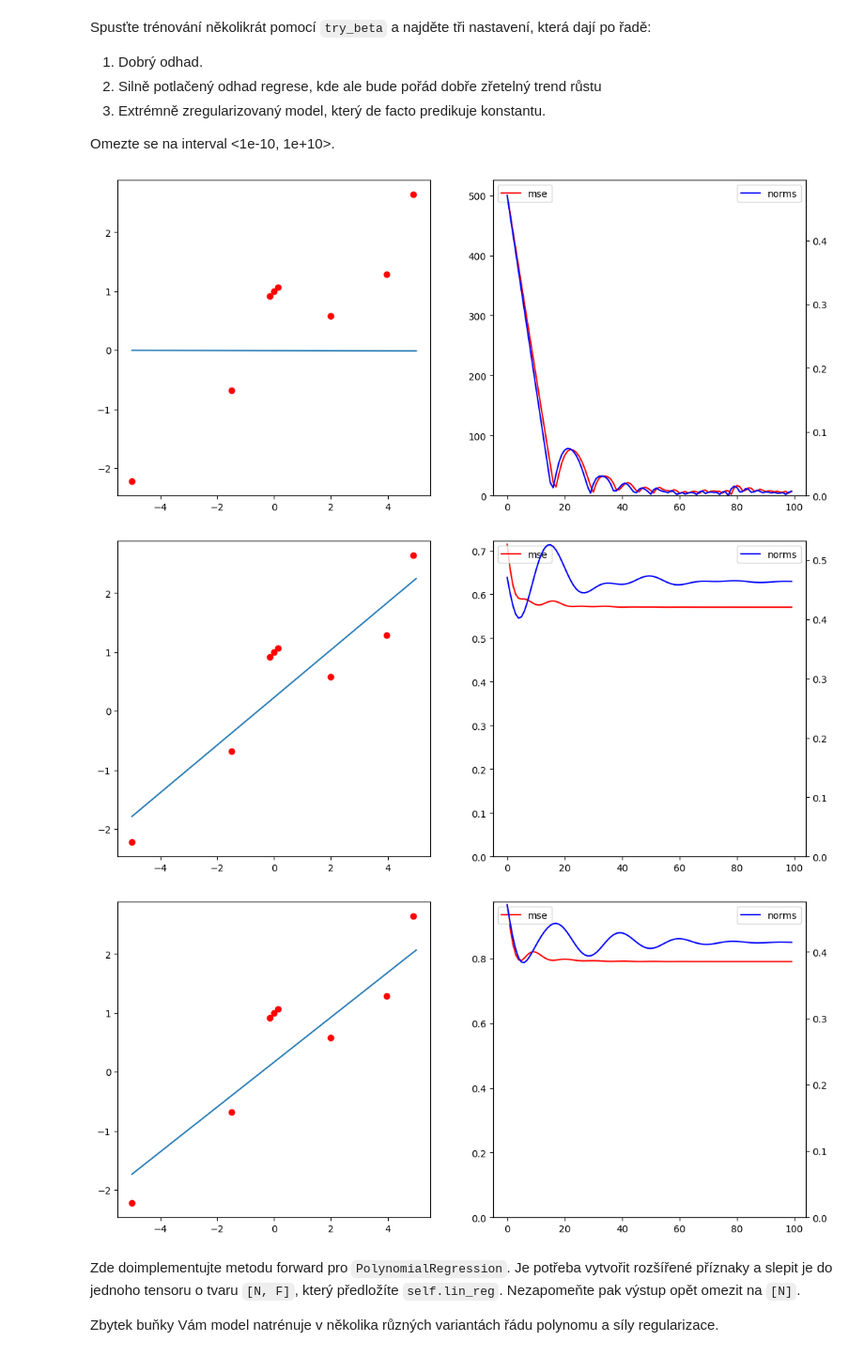
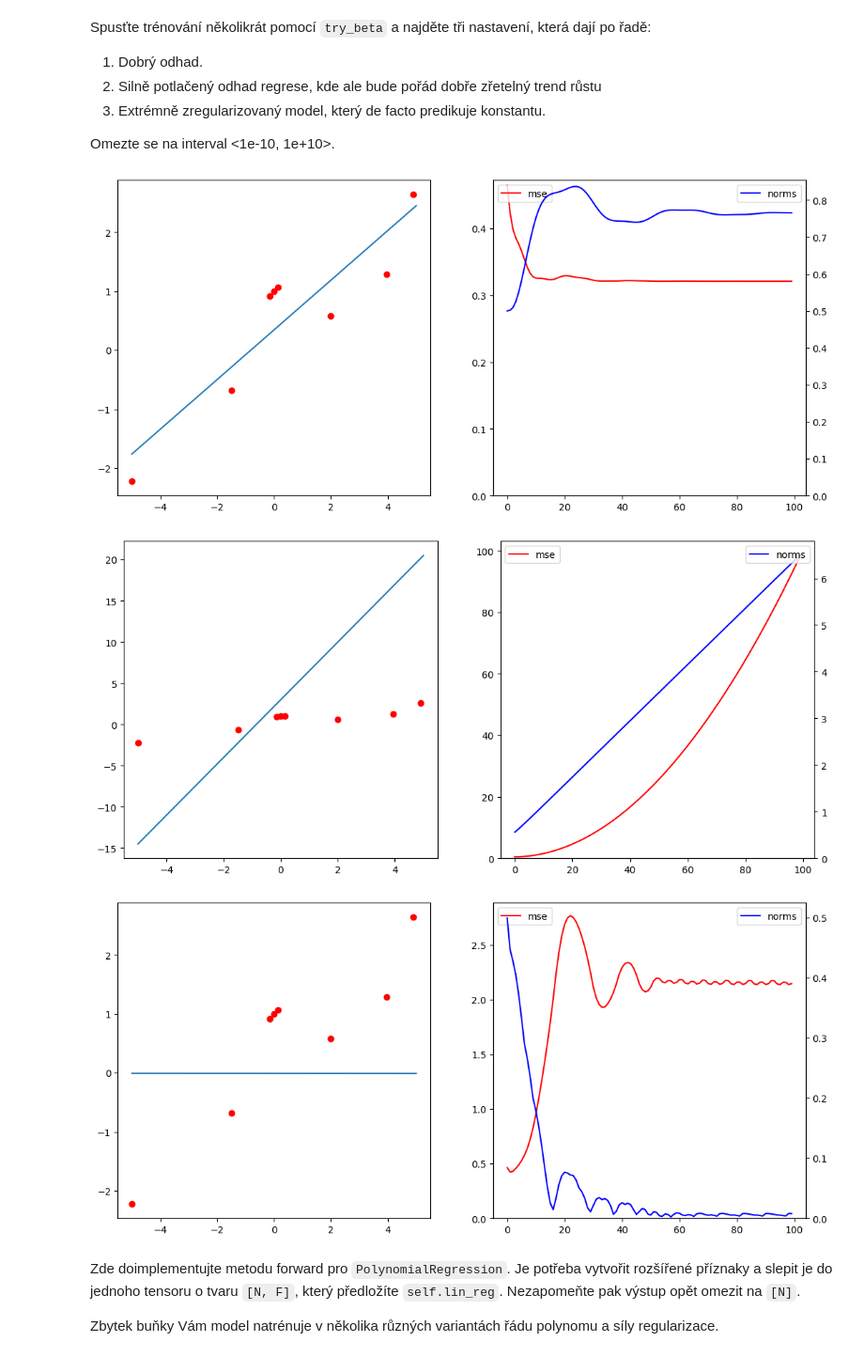
Before and after one commit to xplick04/SUI, a Jupyter notebook: proj3/zadani.ipynb, the cells around one changed output. Shown at 94% size. Saved outputs shown, nothing was run; the diff lists cells and outputs as text; code cells hidden in the pictures.

```diff
--- a/proj3/zadani.ipynb
+++ b/proj3/zadani.ipynb
@@ -29,9 +29,9 @@ Vytvořte si tensor `x`ů a řekněte PyTorchi, že budete vzhledem k němu cht
 Pomocí back-propagace je pak vypočítejte.
 PyTorch umí backpropagovat jenom skalár, najděte tedy způsob, jak agregovat všechny výstupy funkce tak, aby složky gradientu agregované hodnoty byly hodnotami derivace funkce `func` v jednotlivých `x`ech.
 # %%
-xs = torch.tensor(np.linspace(-5, 5, 50), dtype=torch.float32, requires_grad=True)
+xs = torch.tensor(np.linspace(-5, 5, 50), requires_grad=True)
 fs = func(xs)
-fs.backward(xs)
+fs.backward(torch.ones_like(xs))
 
 plt.plot(xs.detach(), fs.detach(), label="f(x)")
 plt.plot(xs.detach(), xs.grad, label="f'(x)")
@@ -106,9 +106,10 @@ class LinearRegression(torch.nn.Module):
             self.lin_reg.weight[1:].zero_()
 
     def forward(self, x):
-        return self.lin_reg(x).squeeze(-1) # CHECK: why squeeze?
+        return self.lin_reg(x).squeeze(1) # CHECK: why squeeze?
 
     def l2_norm(self):
+        #return sum(p.norm(2) for p in self.parameters())
         return torch.sqrt(sum(p.norm()**2 for p in self.parameters()))
 # %% [markdown]
 Naimplementujte funkci pro trénování modelu takového modelu.
@@ -131,10 +132,11 @@ def train_regression_model(model, loss_fun, optimizer, train_X, train_t, nb_step
     for _ in range(nb_steps):
         fx = model.forward(train_X)
         loss = loss_fun(fx, train_t, model)
+        mse = fx.sub(train_t).pow(2).mean()
         loss.backward()
         optimizer.step()
         optimizer.zero_grad()
-        mses.append(loss.detach().item())
+        mses.append(mse.detach().item())
         norms.append(model.l2_norm().detach().item())
     return mses, norms
 
@@ -157,35 +159,35 @@ Omezte se na interval <1e-10, 1e+10>.
 # %%
 def plot_training_result(model, losses, norms):
     fig, axs = plt.subplots(ncols=2, figsize=(13, 6))
     axs[0].plot(xs.detach(), model(xs.float().unsqueeze(-1)).detach())
     axs[0].scatter(data, ts, c='r')
     axs[1].plot(losses, 'r-', label='mse')
     axs[1].legend(loc="upper left")
     axs[1].set_ylim(bottom=0)
     ax_2 = axs[1].twinx()
     ax_2.plot(norms, 'b-', label='norms')
     ax_2.legend(loc="upper right")
     ax_2.set_ylim(bottom=0)
 
 
 xs = torch.linspace(-5, 5, steps=100)
 data = torch.tensor([-4.99, 3.95, -1.5, -0.15, 0, 0.15, 2, 4.9]).unsqueeze(-1)
 ts = func(data).squeeze(-1).detach()
 
 def try_beta(l2_beta):
     regr_1 = LinearRegression(1)
     opt = torch.optim.Adam(regr_1.parameters(), 3e-2)
     losses, norms = train_regression_model(regr_1, MSE_with_regression(l2_beta), opt, data, ts)
     plot_training_result(regr_1, losses, norms)
 
 # TODO - try different values of beta, cim bliz realnymu vysledku, tim lip
-try_beta(1000)
-try_beta(0.5)
-try_beta(1)
+try_beta(0)
+try_beta(-1e5)
+try_beta(1e5)
 # %% [output]
-[figure, old version]
+[figure, new version]
-[figure, old version]
+[figure, new version]
-[figure, old version]
+[figure, new version]
 # %% [markdown]
 Zde doimplementujte metodu forward pro `PolynomialRegression`.
 Je potřeba vytvořit rozšířené příznaky a slepit je do jednoho tensoru o tvaru `[N, F]`, který předložíte `self.lin_reg`.
```
Also changed, not shown: parts of 4 cells of this notebook, 1 other file.
